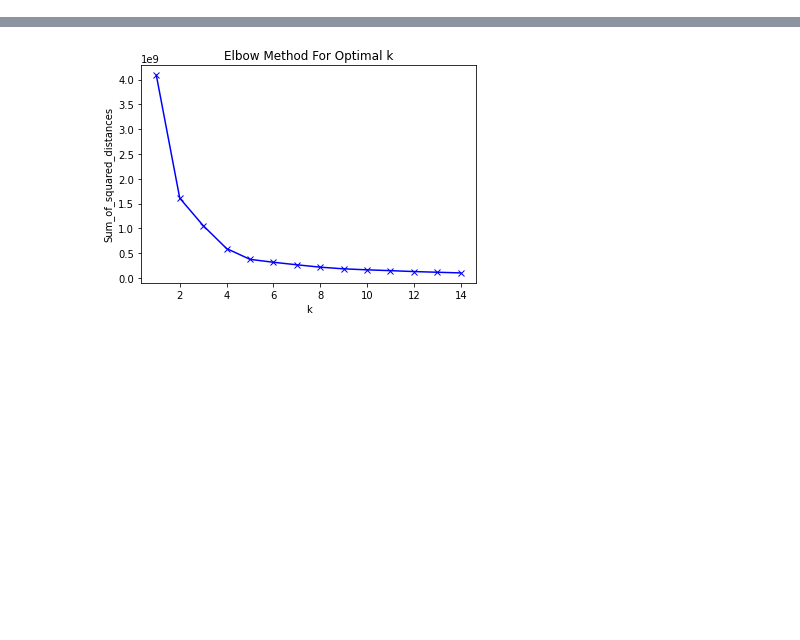
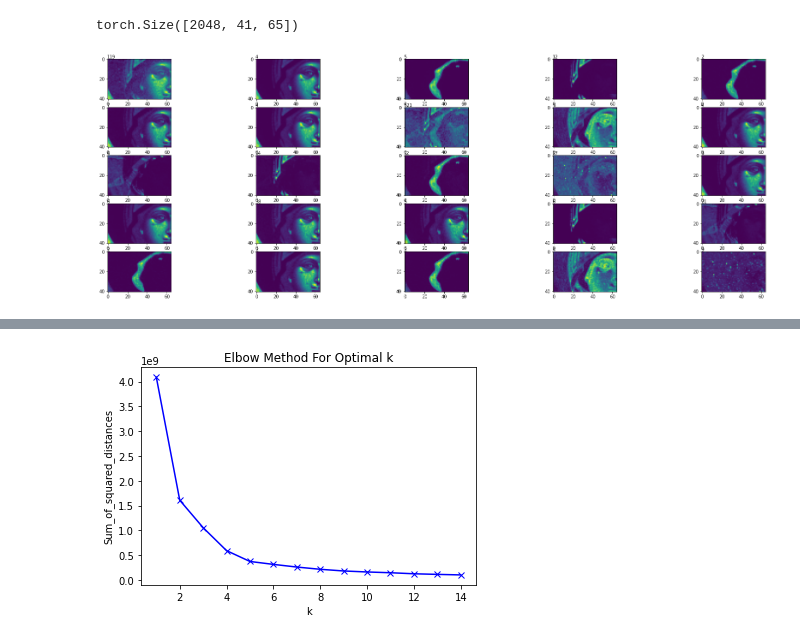
Before and after one commit to igeor/Hyperspectral-Image-Analysis, a Jupyter notebook: spec-img-similar/spec_img_similarity.ipynb, the cells around one changed output, grey strips where cells are left out. Cells and saved outputs as stored; diff of their text form; code cells hidden in the pictures; blank space fills up the shorter version.

```diff
--- a/spec-img-similar/spec_img_similarity.ipynb
+++ b/spec-img-similar/spec_img_similarity.ipynb
@@ -36,0 +51,36 @@ outTestImage = toTensor(Image.open(parentdir + "\\" + "data\jesus.png").convert(
+# %%
+def show_clusters(image, num_clusters=12, nrows=2, ncols=5):
+
+    h = image.shape[1]
+    w = image.shape[2]
+    num_channels = image.shape[0]
+
+    image_flat = image.reshape(num_channels, h*w)
+
+    km = KMeans(n_clusters=num_clusters)
+    km = km.fit(image_flat)
+
+    count_clusters = [0 for i in range(num_clusters)]
+    for label in km.labels_:
+        count_clusters[label] += 1
+
+    clusters = []
+    for cluster in km.cluster_centers_:
+        clusters.append(cluster.reshape(h,w))
+
+    fix, ax = plt.subplots(nrows=nrows, ncols=ncols, figsize=(30,10))
+
+    c_i = 0
+    for r in range(nrows):
+        for c in range(ncols):
+            ax[r,c].imshow(clusters[c_i])
+            ax[r,c].text(-1.0, -1.0, count_clusters[c_i])
+            c_i += 1
+
+    return clusters, count_clusters
+# %%
+clusters, count_clusters = show_clusters(panagia1mmh5[60:900,:,:],num_clusters=25,nrows=5,ncols=5)
+print(panagia1mmh5.shape)
+# %% [output]
+torch.Size([2048, 41, 65])
+[figure, added]
```
Also changed, not shown: parts of 11 cells of this notebook.
